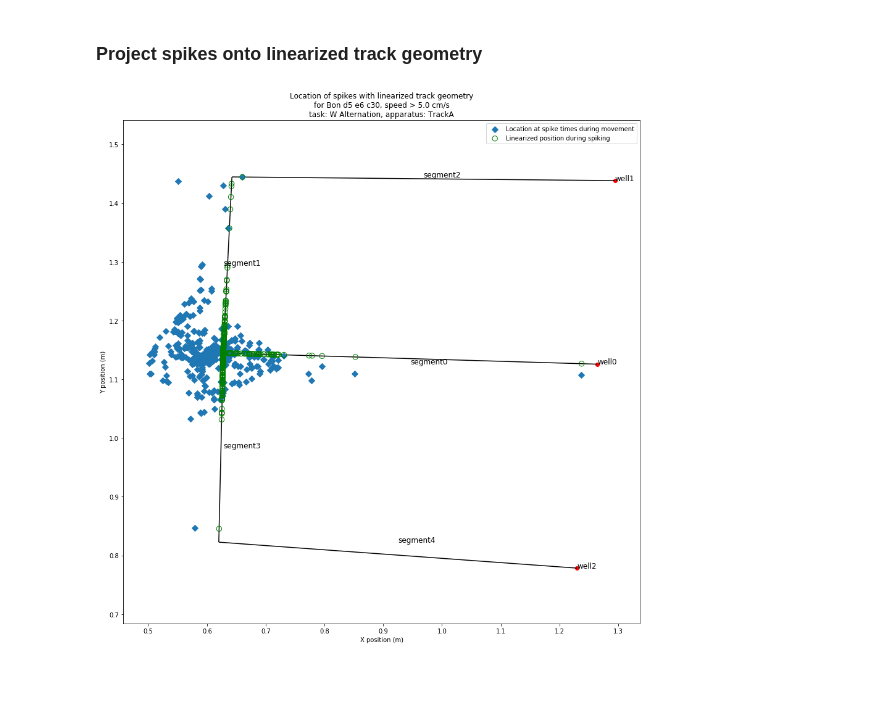
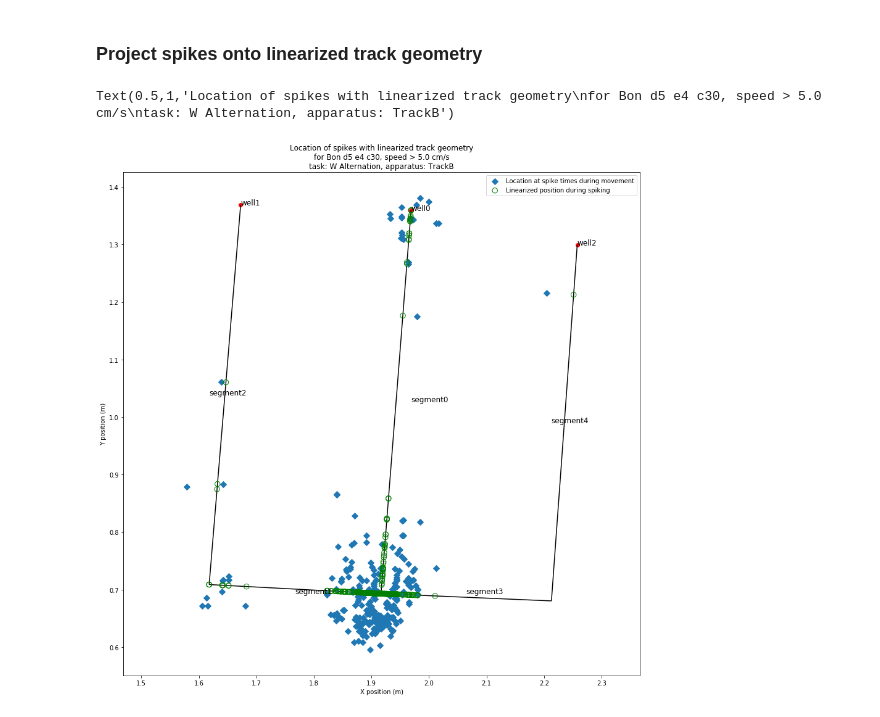
Before and after one commit to LorenFrankLab/franklab-nwb, a Jupyter notebook: place_field_with_queries.ipynb, the cells around one changed output. Drawn from its saved outputs; the diff is of its cells as text; code cells hidden in the pictures; blank space fills up the shorter version.

```diff
--- a/place_field_with_queries.ipynb
+++ b/place_field_with_queries.ipynb
@@ -57,7 +57,7 @@ d = {}
 d['anim'] = 'Bon'
 d['day'] = 5 # 1-indexed
 
-d['epoch'] = 6 # 1-indexed
+d['epoch'] = 4 # 1-indexed
 d['cluster_id'] = 30
 
 # analysis configuration
@@ -110,8 +110,8 @@ appar = nwbf.epochs['apparatus'][first_sleep_epoch]
 # Convert the Frank Lab apparatus to a Network X graph and plot it
 H = nx.Graph(name='sleep box')
 for n in appar.nodes.values():
-    ap.add_fl_node_to_nx_graph(n, H)
-ap.plot_nx_appar_geom(H, ax)
+    flh.add_fl_node_to_nx_graph(n, H)
+flh.plot_nx_appar_geom(H, ax)
 ax.legend()
 pass
 # %% [output]
@@ -504,45 +503,78 @@ ap.plot_fl_appar_geom(appar, ax3, label_nodes=True) # Plot apparatus geometry
 fig1 = plt.figure(1, figsize=(15,15))
 ax1 = fig1.add_subplot(1, 1, 1)
 ax1.axis('equal')
+import math
 
 # Plot apparatus geometry
-H = ap.plot_fl_appar_geom(appar, ax1, label_nodes=True) # Plot apparatus geometry
+H = flh.plot_fl_appar_geom(appar, ax1, label_nodes=True) # Plot apparatus geometry
+
+segment_names = [s for s in H.nodes if s[:-1]=='segment']
+for segname in segment_names:
+    segcoords = H.nodes[segname]['coords'][:]
+
+
+
 
 # Compute projection of position during spiking onto the nearest linearized track segment
 segment_names = [s for s in H.nodes if s[:-1]=='segment']
 spike_pos_proj = []
+lin_proj = []
 for spikepos in spiking_run_mark_pos.marks.values:
     # Find closest segment to the spike position
     shortest_seg = segment_names[0]
     d_shortest = np.inf
     proj_shortest = None
+    d_proj = None
     for segname in segment_names:
         segcoords = H.nodes[segname]['coords'][:]
         dist, proj = point_to_line_dist(spikepos, segcoords)
         if dist <= d_shortest:
             shortest_seg = segname
             d_shortest = dist
             proj_shortest = proj
+    d_proj = math.sqrt((segcoords[0][0]-proj_shortest[0])**2 + (segcoords[0][1]-proj_shortest[1])**2)
+    lin_proj.append([shortest_seg, d_proj])
     spike_pos_proj.append(proj_shortest)
 spike_pos_proj = np.array(spike_pos_proj)
 
+segs = {}
+for segname in segment_names:
+    segcoords = H.nodes[segname]['coords'][:]
+    seglen = math.sqrt((segcoords[0][0]-segcoords[1][0])**2 + (segcoords[0][1]-segcoords[1][1])**2)
+    segs[segname] = [segcoords, seglen]
+
+# for i, lp in enumerate(lin_proj):
+#     seg = int(lp[0].split('segment')[1])
+#     lin_proj[i][1] += csum[seg]
+# lin_proj = [float(lp[1]) for lp in lin_proj]
 
 # Markers for locations where unit spiked during animal running
 plt.scatter(spiking_run_mark_pos.marks['x'], spiking_run_mark_pos.marks['y'],
             marker='D', s=50, label='Location at spike times during movement', zorder=3)
 
 
 plt.scatter(spike_pos_proj[:, 0], spike_pos_proj[:, 1], edgecolors='g', facecolors='none', s=70, label='Linearized position during spiking', zorder=3)
 
 
 ax1.legend()
 ax1.set_xlabel('X position (m)')
 ax1.set_ylabel('Y position (m)')
 ax1.set_title('Location of spikes with linearized track geometry\nfor {} d{} e{} c{}, speed > {:0.1f} cm/s\ntask: {}, apparatus: {}'.format(
     d['anim'], d['day'], d['epoch'], d['cluster_id'], c['speed_threshold'] * 100, task.name, appar.name))
 
-pass
+
+
+
+# fig2 = plt.figure(2, figsize=(15,15))
+# ax2 = fig1.add_subplot(1, 1, 1)
+# ax2.axis('equal')
+# plt.hist(lin_proj, bins=15)
+# plt.xlim([0, csum[-1]])
+# plt.xticks(csum[1:], ['seg' + str(i) + ' end' for i in range(len(csum)-1)], rotation=40)
+# plt.xlabel('Linearized position (m)')
+# plt.ylabel('Number of spikes')
 # %% [output]
+Text(0.5,1,'Location of spikes with linearized track geometry\nfor Bon d5 e4 c30, speed > 5.0 cm/s\ntask: W Alternation, apparatus: TrackB')
-[figure, old version]
+[figure, new version]
 # %%
 io.close()
```
Also changed, not shown: parts of 11 cells of this notebook, 4 other files.
